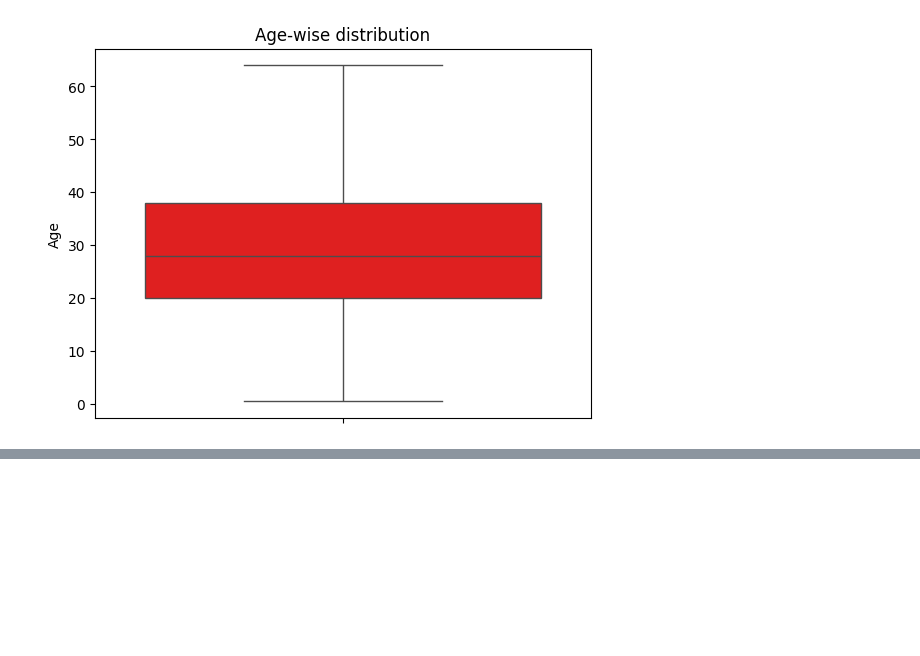
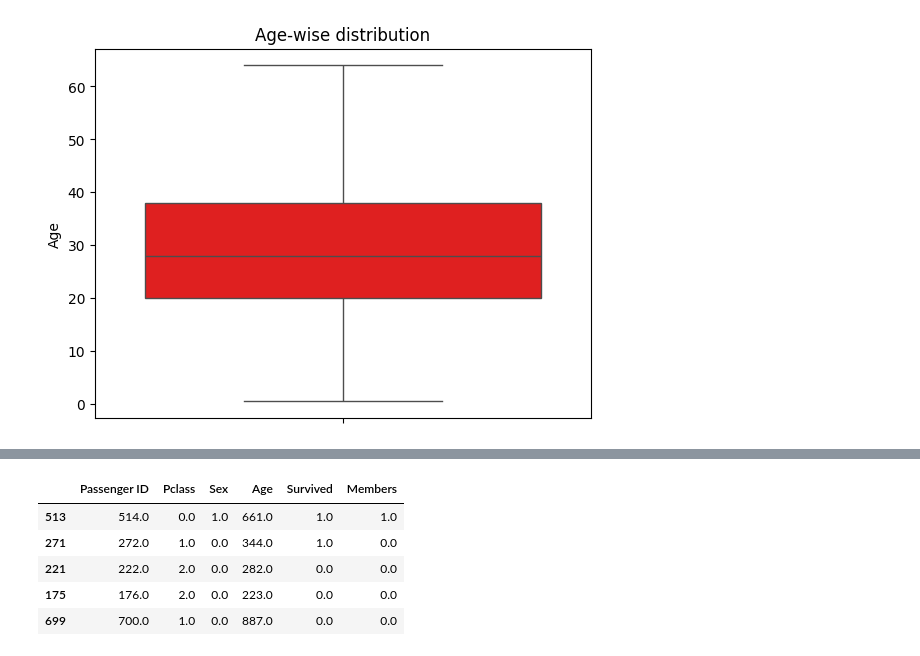
Before and after one commit to ankitg-02/Titanic, a Jupyter notebook: Titanic1.ipynb, the cells around one changed output, grey strips where cells are left out. Saved outputs shown, nothing was run; the diff lists cells and outputs as text; code cells hidden in the pictures; blank space fills up the shorter version.

```diff
--- a/Titanic1.ipynb
+++ b/Titanic1.ipynb
@@ -380,0 +383,9 @@ from sklearn.model_selection import train_test_split,cross_val_score
+# %%
+make_column_transformerod_1.sample(5)
+# %% [output]
+|  | Passenger ID | Pclass | Sex | Age | Survived | Members |
+| 513 | 514.0 | 0.0 | 1.0 | 661.0 | 1.0 | 1.0 |
+| 271 | 272.0 | 1.0 | 0.0 | 344.0 | 1.0 | 0.0 |
+| 221 | 222.0 | 2.0 | 0.0 | 282.0 | 0.0 | 0.0 |
+| 175 | 176.0 | 2.0 | 0.0 | 223.0 | 0.0 | 0.0 |
+| 699 | 700.0 | 1.0 | 0.0 | 887.0 | 0.0 | 0.0 |
```
Also changed, not shown: parts of 26 cells of this notebook.
